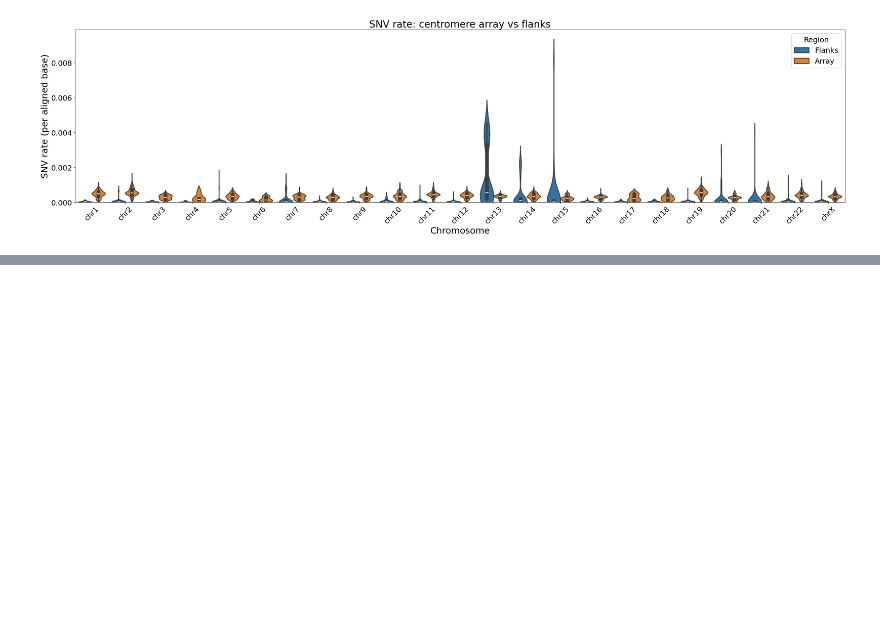
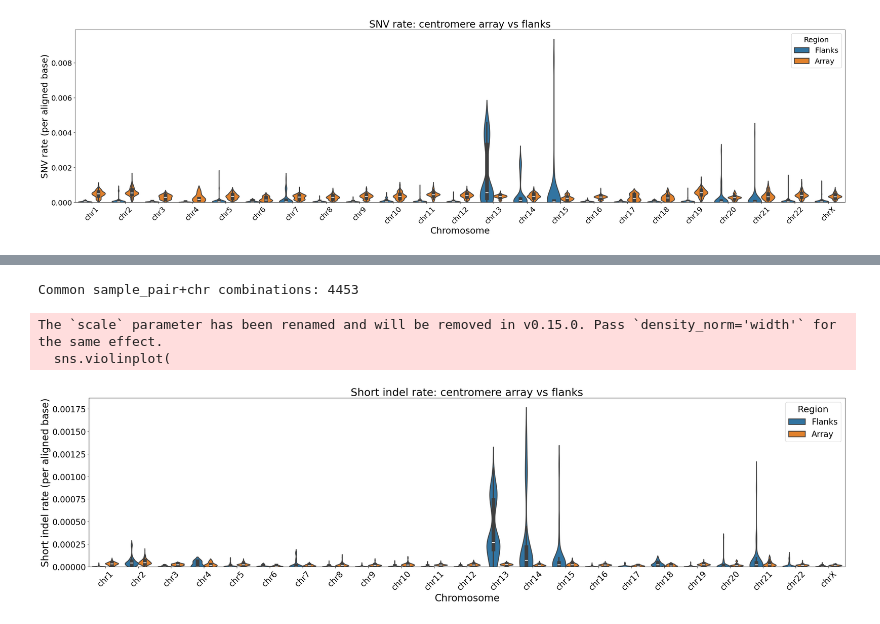
Before and after one commit to miramastoras/centrolign_analysis, a Jupyter notebook: analysis_notes/release2_QC_v2/notebooks/mutation_comparison_to_flanks.ipynb, the cells around one changed output, grey strips where cells are left out. Drawn from its saved outputs; the diff is of its cells as text; code cells hidden in the pictures; blank space fills up the shorter version.

Commit message:
update MC flank analysis

```diff
--- a/analysis_notes/release2_QC_v2/notebooks/mutation_comparison_to_flanks.ipynb
+++ b/analysis_notes/release2_QC_v2/notebooks/mutation_comparison_to_flanks.ipynb
@@ -1107,0 +1243,9 @@ The `scale` parameter has been renamed and will be removed in v0.15.0. Pass `den
+# %%
+merged_indel_df_filt = merged_indel_df[merged_indel_df["prop_aligned"] >= 0.5]
+avg_indel_df = (
+    merged_indel_df_filt.groupby(["sample_pair", "chr"])["indel_rate"]
+    .mean()
+    .reset_index()
+    .rename(columns={"indel_rate": "avg_indel_rate"})
+)
+avg_indel_df.head()
@@ -1107,0 +1259,61 @@ The `scale` parameter has been renamed and will be removed in v0.15.0. Pass `den
+# %%
+import matplotlib.pyplot as plt
+import seaborn as sns
+
+plt.rcParams.update({
+    "font.size": 22,
+    "axes.labelsize": 24,
+    "axes.titlesize": 26,
+    "xtick.labelsize": 20,
+    "ytick.labelsize": 20,
+    "legend.fontsize": 20,
+    "legend.title_fontsize": 22,
+})
+
+# Find common sample_pair + chr combinations
+common_keys = set(zip(avg_indel_df["sample_pair"], avg_indel_df["chr"])) & \
+              set(zip(centrolign_df["sample_pair"], centrolign_df["chr"]))
+
+df_flank = avg_indel_df[avg_indel_df.apply(lambda r: (r["sample_pair"], r["chr"]) in common_keys, axis=1)][["chr", "avg_indel_rate"]].copy()
+df_flank["source"] = "Flanks"
+df_flank = df_flank.rename(columns={"avg_indel_rate": "indel_rate"})
+
+df_array = centrolign_df[centrolign_df.apply(lambda r: (r["sample_pair"], r["chr"]) in common_keys, axis=1)][["chr", "n_short_indels_per_aligned_base"]].copy()
+df_array["source"] = "Array"
+df_array = df_array.rename(columns={"n_short_indels_per_aligned_base": "indel_rate"})
+
+print(f"Common sample_pair+chr combinations: {len(common_keys)}")
+
+plot_df = pd.concat([df_flank, df_array], ignore_index=True)
+
+chroms = [f"chr{i}" for i in list(range(1, 23)) + ["X"]]
+plot_df = plot_df[plot_df["chr"].isin(chroms)]
+plot_df["chr"] = pd.Categorical(plot_df["chr"], categories=chroms, ordered=True)
+
+fig, ax = plt.subplots(figsize=(28, 8))
+
+sns.violinplot(
+    data=plot_df,
+    x="chr", y="indel_rate",
+    hue="source",
+    split=False,
+    inner="box",
+    linewidth=2,
+    scale="width",
+    ax=ax
+)
+
+ax.set_xlabel("Chromosome")
+ax.set_ylabel("Short indel rate (per aligned base)")
+ax.set_title("Short indel rate: centromere array vs flanks")
+ax.tick_params(axis="x", rotation=45)
+ax.set_ylim(bottom=0)
+ax.legend(title="Region")
+
+plt.tight_layout()
+plt.show()
+# %% [output]
+Common sample_pair+chr combinations: 4453
+The `scale` parameter has been renamed and will be removed in v0.15.0. Pass `density_norm='width'` for the same effect.
+  sns.violinplot(
+[figure, added]
```
Also changed, not shown: parts of 5 cells of this notebook.
